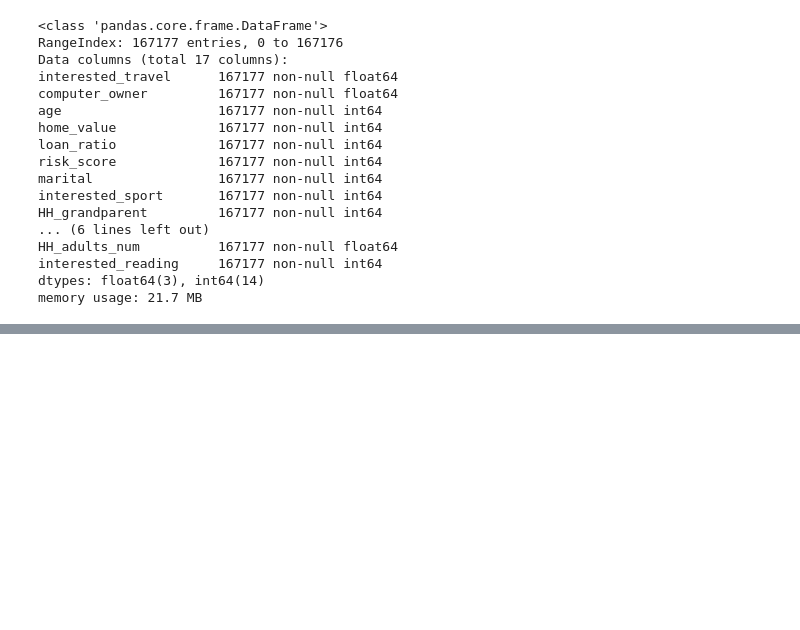
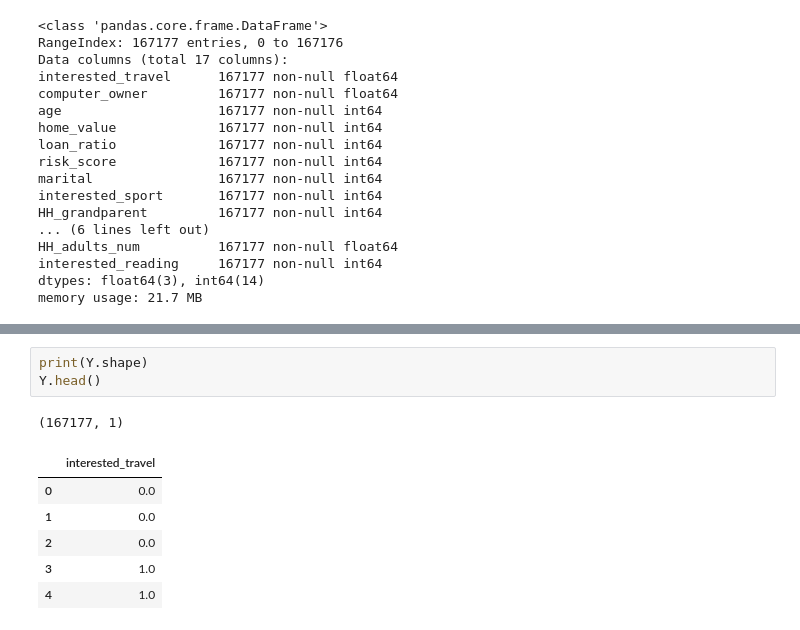
Before and after one commit to yiting-wang33/customer-insights, a Jupyter notebook: Coding.ipynb, the cells around one changed output, grey strips where cells are left out. Saved outputs shown, nothing was run; the diff lists cells and outputs as text; blank space fills up the shorter version.

```diff
--- a/Coding.ipynb
+++ b/Coding.ipynb
@@ -205,0 +209,11 @@ travel.corr()
+# %%
+print(Y.shape)
+Y.head()
+# %% [output]
+(167177, 1)
+|  | interested_travel |
+| 0 | 0.0 |
+| 1 | 0.0 |
+| 2 | 0.0 |
+| 3 | 1.0 |
+| 4 | 1.0 |
```
Also changed, not shown: parts of 48 cells of this notebook, 3 other files.
